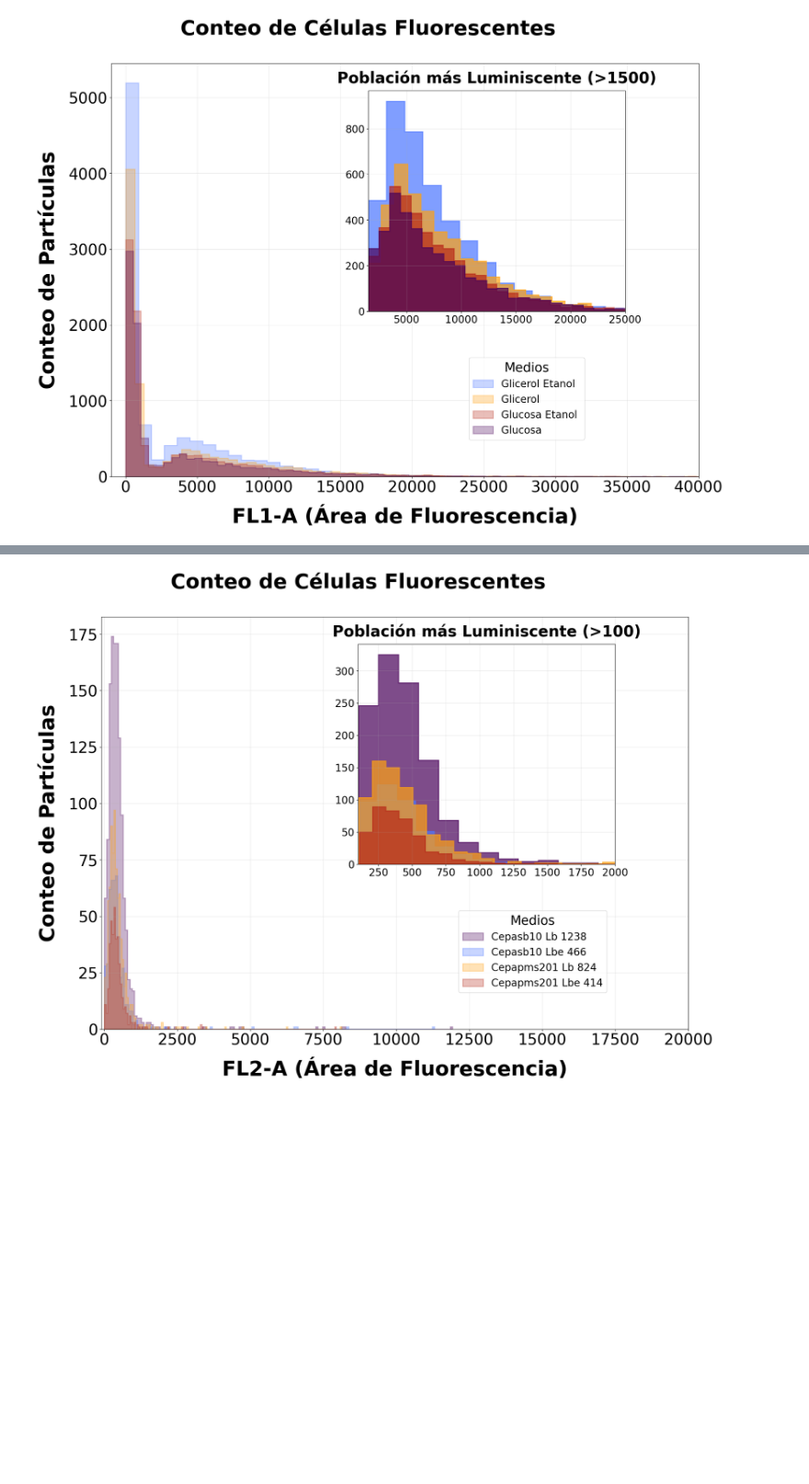
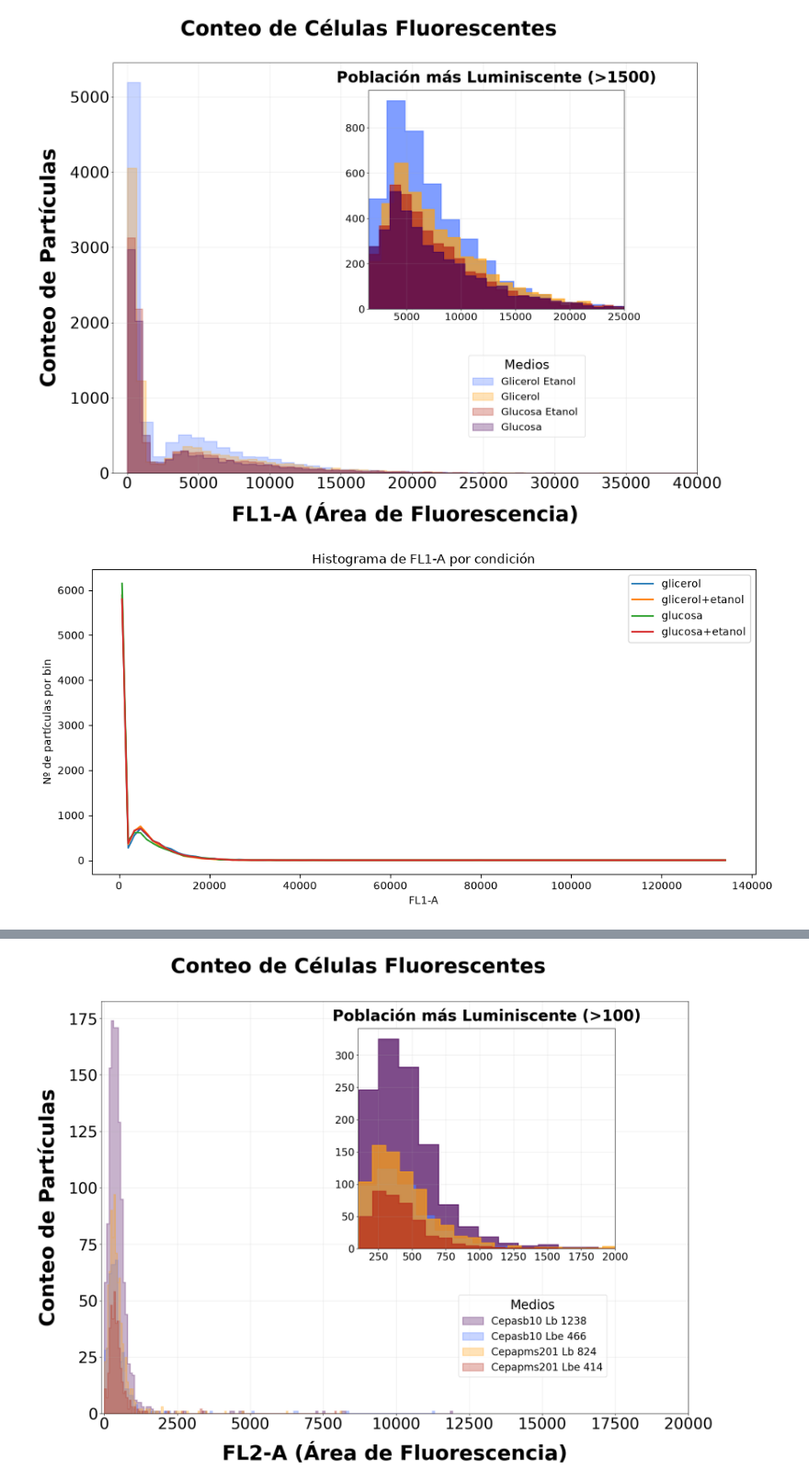
Before and after one commit to ValentinaBustos2025/Proyecto-Experimental, a Jupyter notebook: Datos/cargaDeDatoYPlot copy.ipynb, the cells around one changed output, grey strips where cells are left out. Shown at 92% size. Saved outputs shown, nothing was run; the diff lists cells and outputs as text; code cells hidden in the pictures; blank space fills up the shorter version.

```diff
--- a/Datos/cargaDeDatoYPlot copy.ipynb
+++ b/Datos/cargaDeDatoYPlot copy.ipynb
@@ -199,3 +199,42 @@ grafica_histograma(datos_muestras, "DatosControl")
 # %% [output]
 [figure]
 [figure]
+# %%
+# --- 1. Cargar (cada variable = tupla de 14 listas) ---
+glicerol        = cargar_datos_csv_listas('Citometro/Erol.csv')
+glicerol_etanol = cargar_datos_csv_listas('Citometro/Erolol.csv')
+glucosa         = cargar_datos_csv_listas('Citometro/Osa.csv')
+glucosa_etanol  = cargar_datos_csv_listas('Citometro/Osaol.csv')
+
+# --- 2. Extraer la columna FL1_A completa (índice 2) ---
+fl1_glicerol        = glicerol[2]
+fl1_glicerol_etanol = glicerol_etanol[2]
+fl1_glucosa         = glucosa[2]
+fl1_glucosa_etanol  = glucosa_etanol[2]
+
+# --- 3. Bins comunes (usa np.concatenate, que sí acepta listas) ---
+todos  = np.concatenate([fl1_glicerol, fl1_glicerol_etanol,
+                         fl1_glucosa,  fl1_glucosa_etanol])
+bins    = np.linspace(todos.min(), todos.max(), 100)
+centros = (bins[:-1] + bins[1:]) / 2
+
+# --- 4. Conteo de partículas por bin ---
+h_glicerol,        _ = np.histogram(fl1_glicerol,        bins=bins)
+h_glicerol_etanol, _ = np.histogram(fl1_glicerol_etanol, bins=bins)
+h_glucosa,         _ = np.histogram(fl1_glucosa,         bins=bins)
+h_glucosa_etanol,  _ = np.histogram(fl1_glucosa_etanol,  bins=bins)
+
+# --- 5. Graficar ---
+plt.figure(figsize=(10, 5))
+plt.plot(centros, h_glicerol,        label='glicerol',        color='tab:blue')
+plt.plot(centros, h_glicerol_etanol, label='glicerol+etanol', color='tab:orange')
+plt.plot(centros, h_glucosa,         label='glucosa',         color='tab:green')
+plt.plot(centros, h_glucosa_etanol,  label='glucosa+etanol',  color='tab:red')
+plt.xlabel('FL1-A')
+plt.ylabel('Nº de partículas por bin')
+plt.title('Histograma de FL1-A por condición')
+plt.legend()
+plt.tight_layout()
+plt.show()
+# %% [output]
+[figure, added]
```
Also changed, not shown: parts of 2 cells of this notebook, 4 other files.
